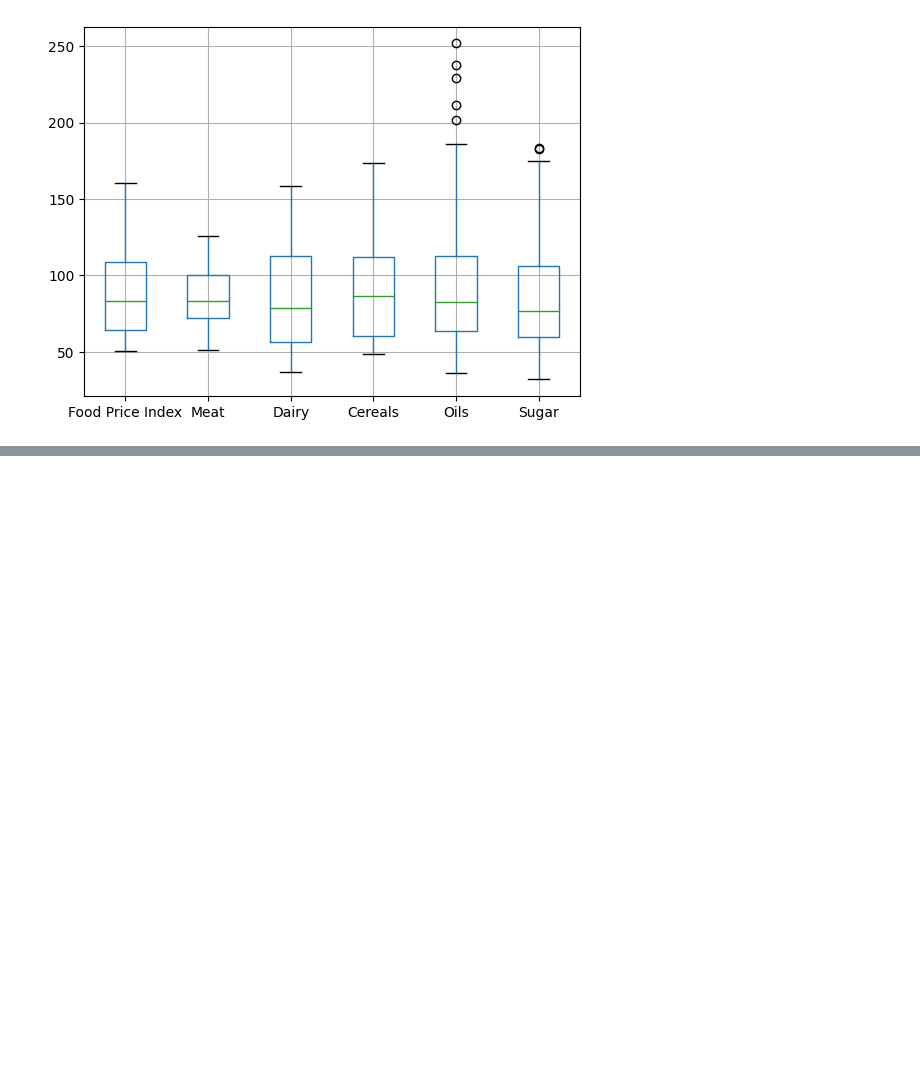
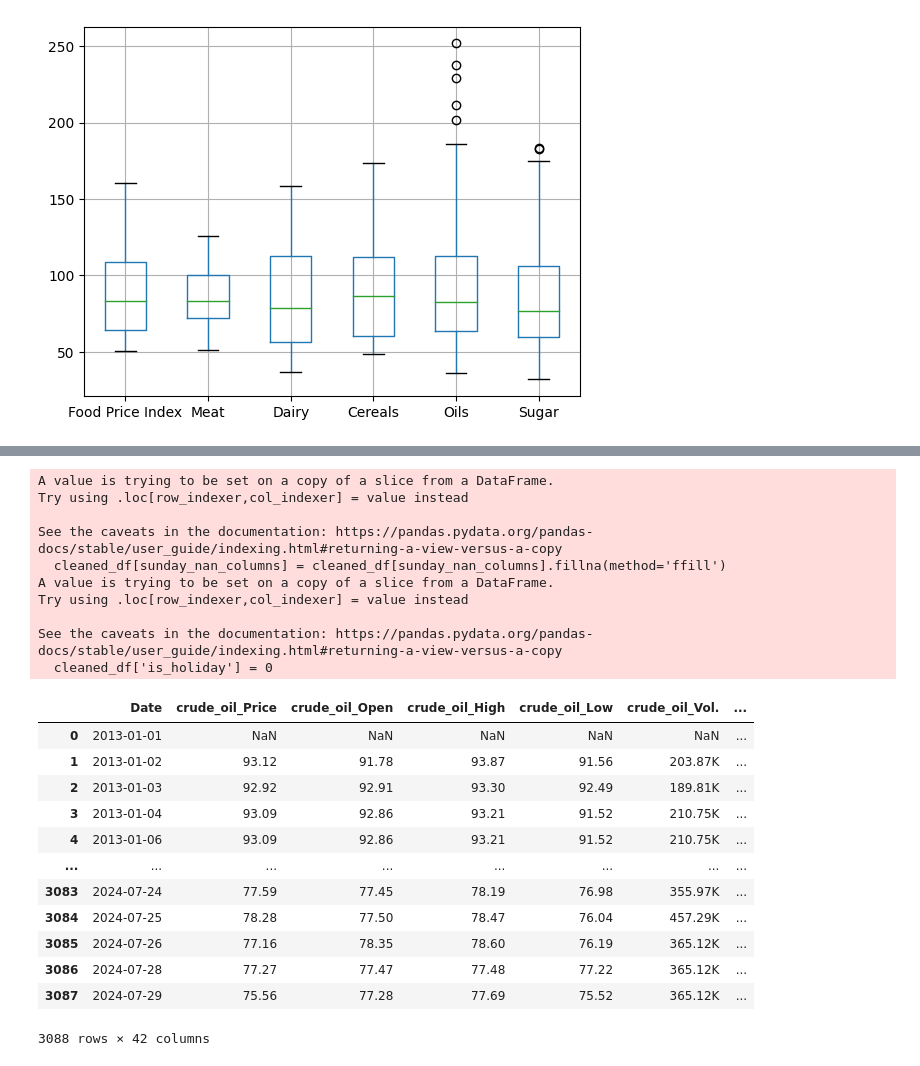
Before and after one commit to DanaMikulinsky/fintechFinalProject, a Jupyter notebook: dataExploration.ipynb, the cells around one changed output, grey strips where cells are left out. Drawn from its saved outputs; the diff is of its cells as text; code cells hidden in the pictures; blank space fills up the shorter version.

```diff
--- a/dataExploration.ipynb
+++ b/dataExploration.ipynb
@@ -97,0 +184,33 @@ plt.show()
+# %%
+# Filling NaNs of Sundays (there are Nans on Sundays in all colums except of soybean prices)
+sunday_nan_columns = [col for col in cleaned_df.columns if not col.startswith('soy')]
+sunday_nan_columns.remove('Date')
+cleaned_df[sunday_nan_columns] = cleaned_df[sunday_nan_columns].fillna(method='ffill')
+cleaned_df['is_holiday'] = 0
+# Update 'is_holiday' to 1 where 'soybean_Price' is NaN
+cleaned_df.loc[cleaned_df['soybean_Price'].isna(), 'is_holiday'] = 1
+cleaned_df
+# %% [output]
+A value is trying to be set on a copy of a slice from a DataFrame.
+Try using .loc[row_indexer,col_indexer] = value instead
+
+See the caveats in the documentation: https://pandas.pydata.org/pandas-docs/stable/user_guide/indexing.html#returning-a-view-versus-a-copy
+  cleaned_df[sunday_nan_columns] = cleaned_df[sunday_nan_columns].fillna(method='ffill')
+A value is trying to be set on a copy of a slice from a DataFrame.
+Try using .loc[row_indexer,col_indexer] = value instead
+
+See the caveats in the documentation: https://pandas.pydata.org/pandas-docs/stable/user_guide/indexing.html#returning-a-view-versus-a-copy
+  cleaned_df['is_holiday'] = 0
+|  | Date | crude_oil_Price | crude_oil_Open | crude_oil_High | crude_oil_Low | crude_oil_Vol. | ... |
+| 0 | 2013-01-01 | NaN | NaN | NaN | NaN | NaN | ... |
+| 1 | 2013-01-02 | 93.12 | 91.78 | 93.87 | 91.56 | 203.87K | ... |
+| 2 | 2013-01-03 | 92.92 | 92.91 | 93.30 | 92.49 | 189.81K | ... |
+| 3 | 2013-01-04 | 93.09 | 92.86 | 93.21 | 91.52 | 210.75K | ... |
+| 4 | 2013-01-06 | 93.09 | 92.86 | 93.21 | 91.52 | 210.75K | ... |
+| ... | ... | ... | ... | ... | ... | ... | ... |
+| 3083 | 2024-07-24 | 77.59 | 77.45 | 78.19 | 76.98 | 355.97K | ... |
+| 3084 | 2024-07-25 | 78.28 | 77.50 | 78.47 | 76.04 | 457.29K | ... |
+| 3085 | 2024-07-26 | 77.16 | 78.35 | 78.60 | 76.19 | 365.12K | ... |
+| 3086 | 2024-07-28 | 77.27 | 77.47 | 77.48 | 77.22 | 365.12K | ... |
+| 3087 | 2024-07-29 | 75.56 | 77.28 | 77.69 | 75.52 | 365.12K | ... |
+3088 rows × 42 columns
```
Also changed, not shown: parts of 5 cells of this notebook.
